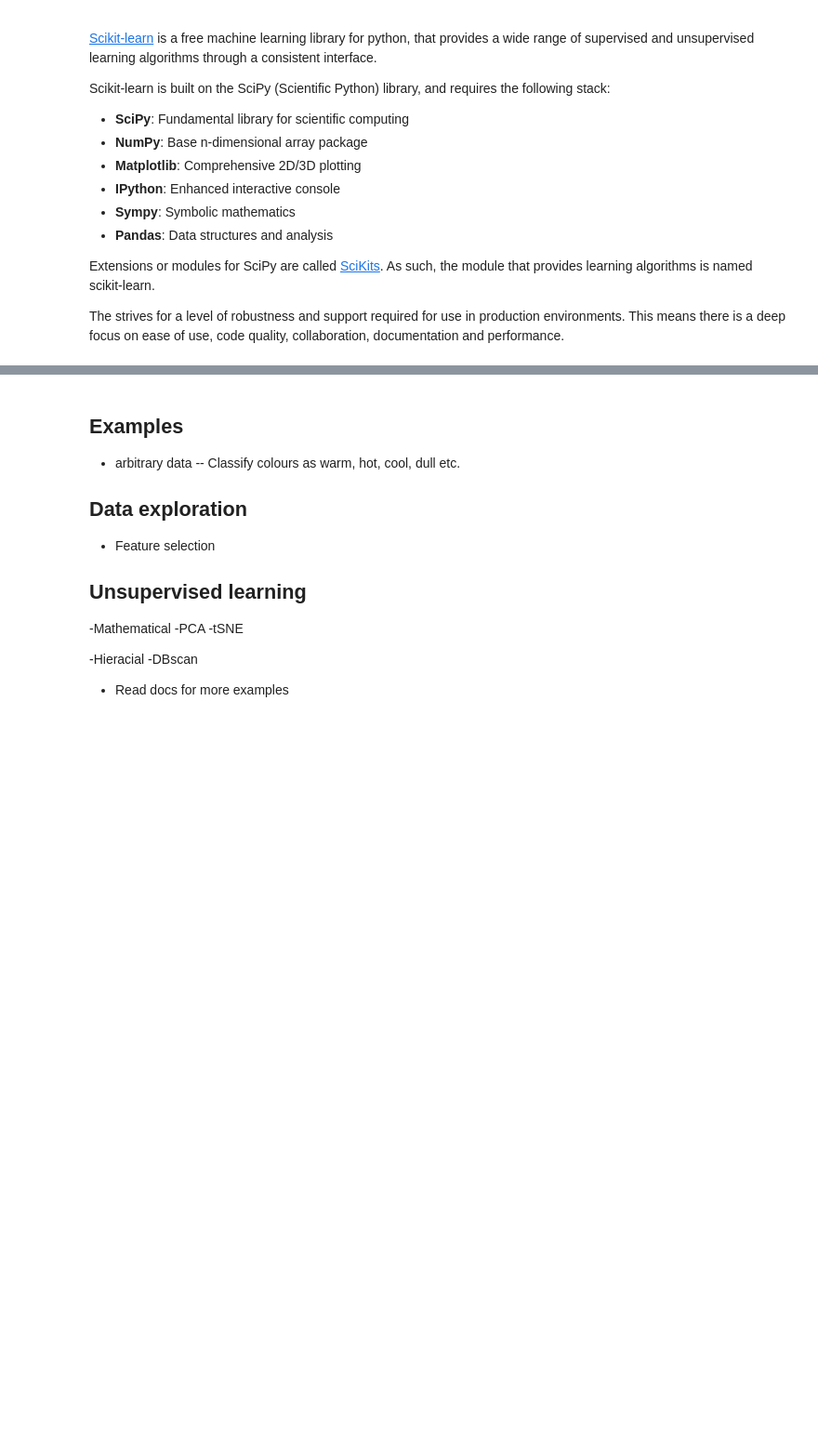
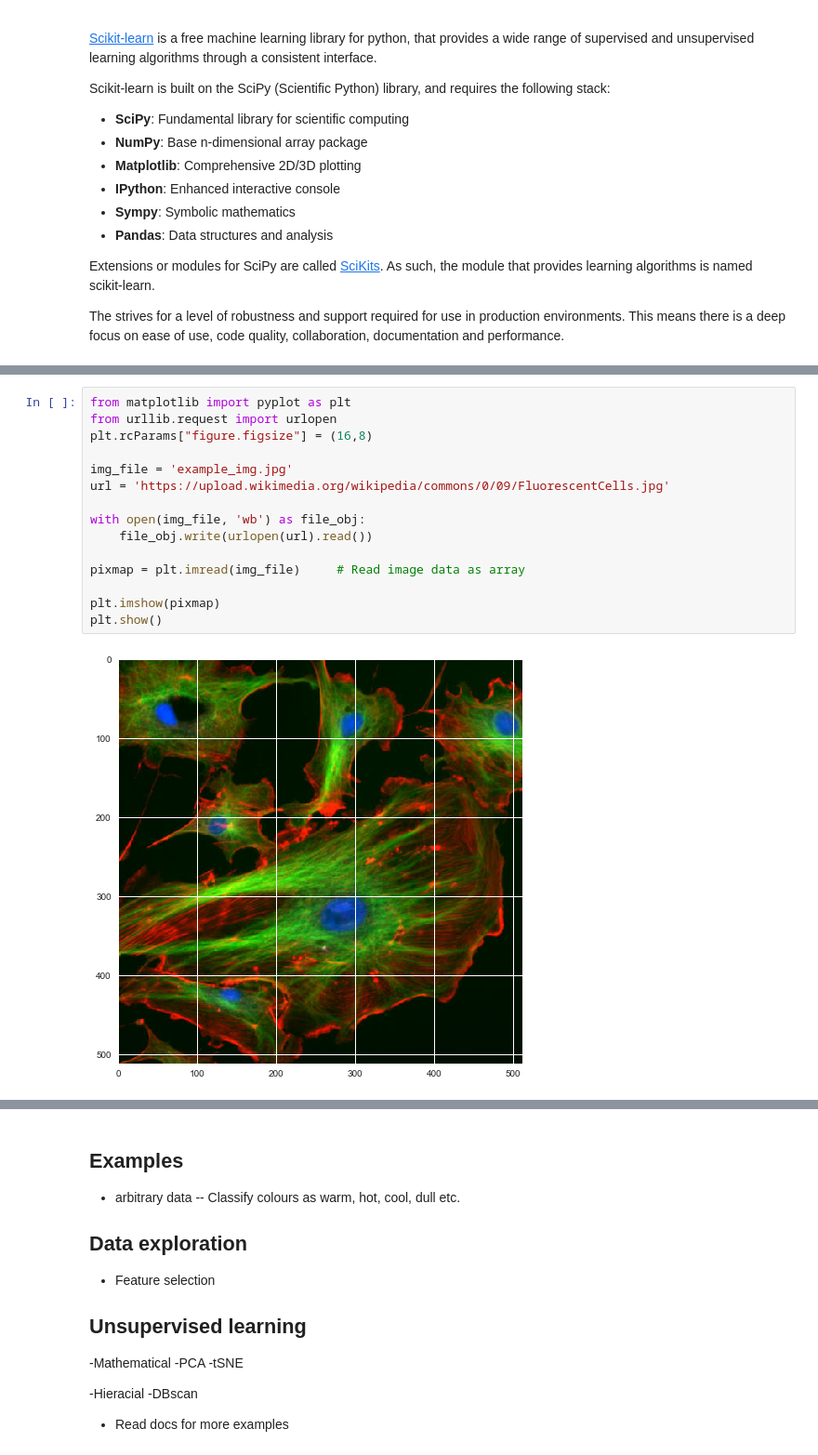
Before and after one commit to tjs23/python_ml_course, a Jupyter notebook: LMB_Python_Machine_Learning.ipynb, the cells around one changed output, grey strips where cells are left out. Shown at 93% size. Cells and saved outputs as stored; diff of their text form; blank space fills up the shorter version.

Commit message:
BP: Added data representation, started on feature scaling.

```diff
--- a/LMB_Python_Machine_Learning.ipynb
+++ b/LMB_Python_Machine_Learning.ipynb
@@ -119,0 +264,17 @@ When approaching a machine learning problem, Scikit-learn provides a convenient
+# %%
+from matplotlib import pyplot as plt
+from urllib.request import urlopen
+plt.rcParams["figure.figsize"] = (16,8)
+
+img_file = 'example_img.jpg'
+url = 'https://upload.wikimedia.org/wikipedia/commons/0/09/FluorescentCells.jpg'
+
+with open(img_file, 'wb') as file_obj:
+    file_obj.write(urlopen(url).read())
+
+pixmap = plt.imread(img_file)     # Read image data as array
+
+plt.imshow(pixmap)
+plt.show()
+# %% [output]
+[figure, added]
```
Also changed, not shown: parts of 20 cells of this notebook.
